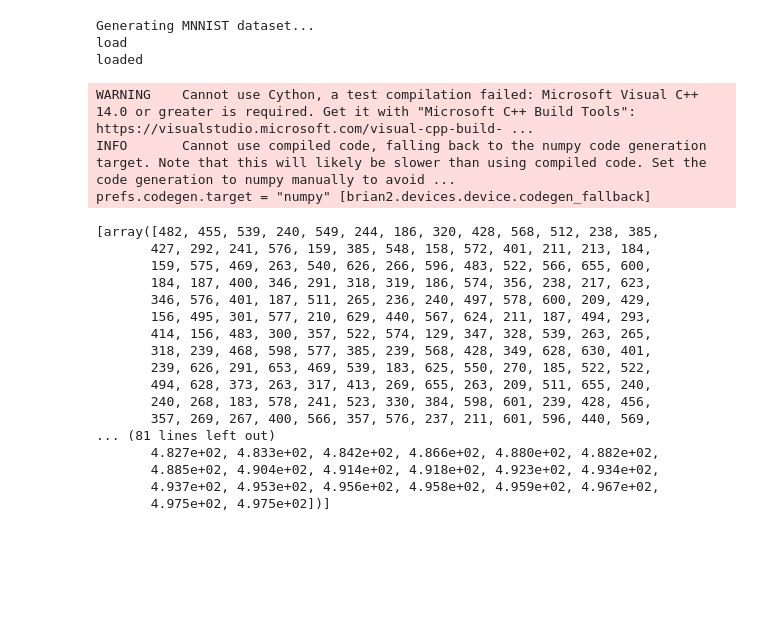
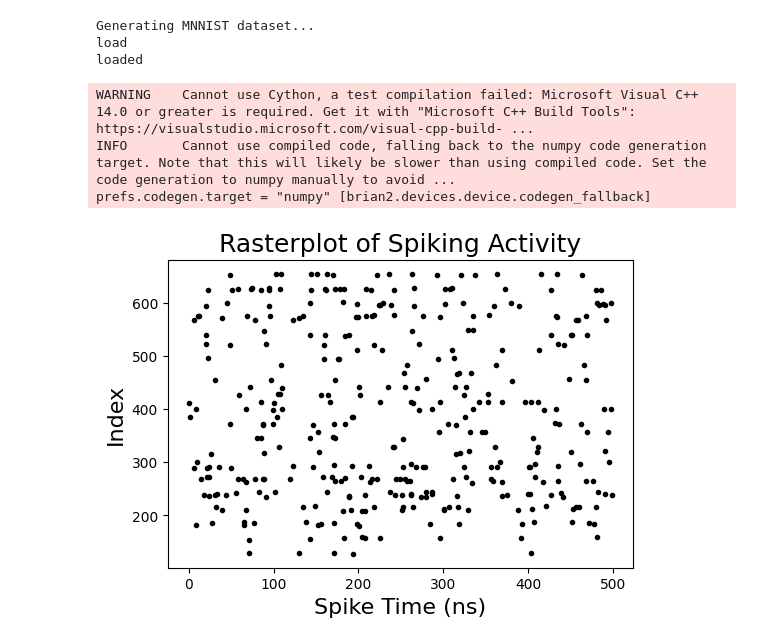
Before and after one commit to ryangitsit/sim_soens, a Jupyter notebook: soen_tutorial.ipynb, the cells around one changed output. Drawn from its saved outputs; the diff is of its cells as text; code cells hidden in the pictures; blank space fills up the shorter version.

```diff
--- a/soen_tutorial.ipynb
+++ b/soen_tutorial.ipynb
@@ -13,29 +54,11 @@ Complete!
 # %%
-input = SuperInput(channels=28*28, type='MNIST', index=0, duration=500)
+input_MNIST = SuperInput(type='MNIST', index=0, slow_down=10, duration=500)
+raster_plot(input_MNIST.spike_arrays,notebook=True)
 # %% [output]
 Generating MNNIST dataset...
 load
 loaded
 WARNING    Cannot use Cython, a test compilation failed: Microsoft Visual C++ 14.0 or greater is required. Get it with "Microsoft C++ Build Tools": https://visualstudio.microsoft.com/visual-cpp-build- ...
 INFO       Cannot use compiled code, falling back to the numpy code generation target. Note that this will likely be slower than using compiled code. Set the code generation to numpy manually to avoid ...
 prefs.codegen.target = "numpy" [brian2.devices.device.codegen_fallback]
+[figure, added]
-# %%
-print(input.spike_arrays)
-# %% [output]
-[array([482, 455, 539, 240, 549, 244, 186, 320, 428, 568, 512, 238, 385,
-       427, 292, 241, 576, 159, 385, 548, 158, 572, 401, 211, 213, 184,
-       159, 575, 469, 263, 540, 626, 266, 596, 483, 522, 566, 655, 600,
-       184, 187, 400, 346, 291, 318, 319, 186, 574, 356, 238, 217, 623,
-       346, 576, 401, 187, 511, 265, 236, 240, 497, 578, 600, 209, 429,
-       156, 495, 301, 577, 210, 629, 440, 567, 624, 211, 187, 494, 293,
-       414, 156, 483, 300, 357, 522, 574, 129, 347, 328, 539, 263, 265,
-       318, 239, 468, 598, 577, 385, 239, 568, 428, 349, 628, 630, 401,
-       239, 626, 291, 653, 469, 539, 183, 625, 550, 270, 185, 522, 522,
-       494, 628, 373, 263, 317, 413, 269, 655, 263, 209, 511, 655, 240,
-       240, 268, 183, 578, 241, 523, 330, 384, 598, 601, 239, 428, 456,
-       357, 269, 267, 400, 566, 357, 576, 237, 211, 601, 596, 440, 569,
-... (81 lines left out)
-       4.827e+02, 4.833e+02, 4.842e+02, 4.866e+02, 4.880e+02, 4.882e+02,
-       4.885e+02, 4.904e+02, 4.914e+02, 4.918e+02, 4.923e+02, 4.934e+02,
-       4.937e+02, 4.953e+02, 4.956e+02, 4.958e+02, 4.959e+02, 4.967e+02,
-       4.975e+02, 4.975e+02])]
```
Also changed, not shown: parts of 12 cells of this notebook, 4 other files.
